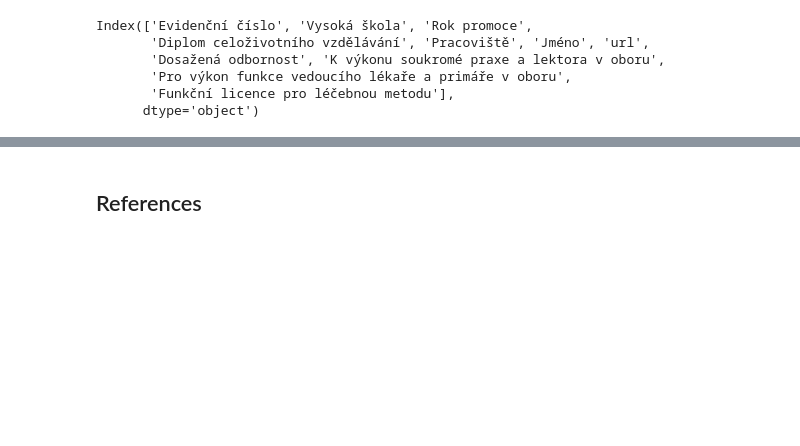
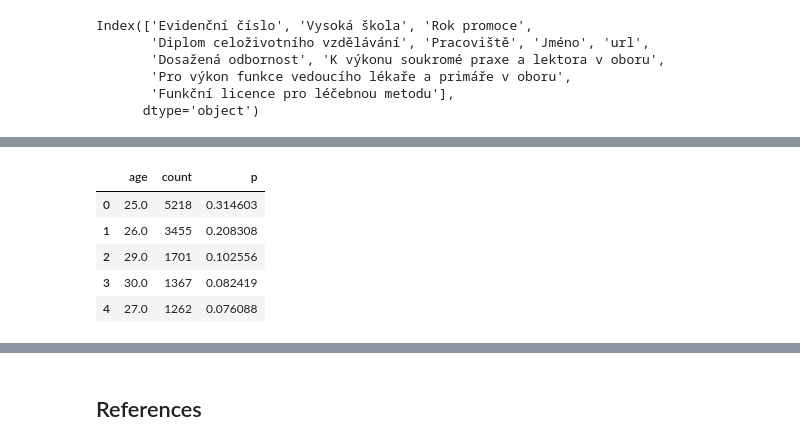
Before and after one commit to opendatalabcz/mapa-zdravi, a Jupyter notebook: src/scripts/clk_scraping.ipynb, the cells around one changed output, grey strips where cells are left out. Saved outputs shown, nothing was run; the diff lists cells and outputs as text; code cells hidden in the pictures; blank space fills up the shorter version.

```diff
--- a/src/scripts/clk_scraping.ipynb
+++ b/src/scripts/clk_scraping.ipynb
@@ -675,0 +683,17 @@ doctors_df.loc[~uni_na, 'university'] = doctors_df[~uni_na].university.apply(uni
+# %%
+# estimate an age based on students age at the time they graduated and their probabilities
+
+dr = students[(students['graduated'] == True) & (students.major == 'Všeobecné lékařství')][['graduated', 'major', 'age_end']]
+
+ages = dr.age_end.value_counts().reset_index()
+ages.columns = ['age','count']
+n_records = sum(ages['count'])
+ages['p'] = ages['count'] / n_records
+ages.head()
+# %% [output]
+|  | age | count | p |
+| 0 | 25.0 | 5218 | 0.314603 |
+| 1 | 26.0 | 3455 | 0.208308 |
+| 2 | 29.0 | 1701 | 0.102556 |
+| 3 | 30.0 | 1367 | 0.082419 |
+| 4 | 27.0 | 1262 | 0.076088 |
```
Also changed, not shown: parts of 6 cells of this notebook.
